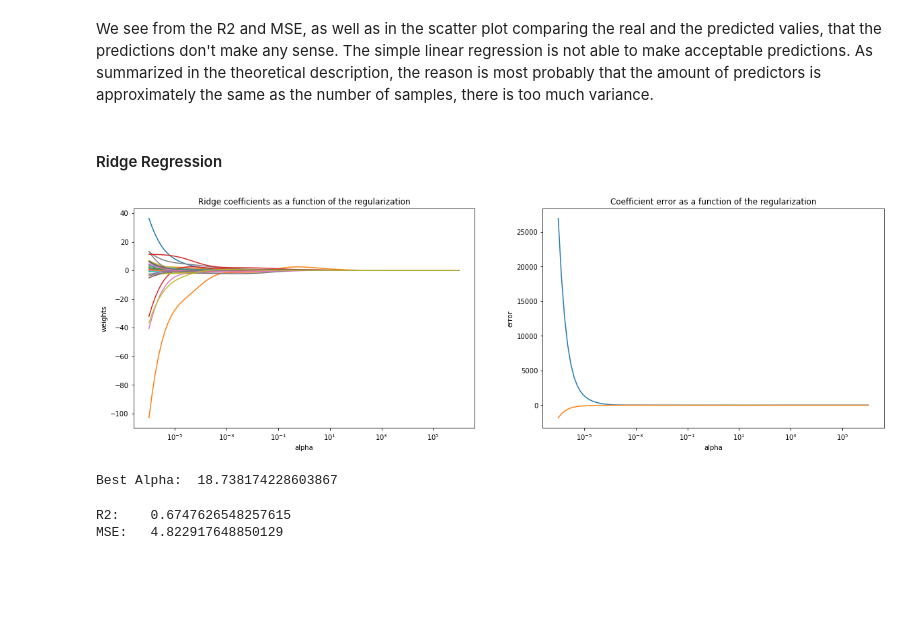
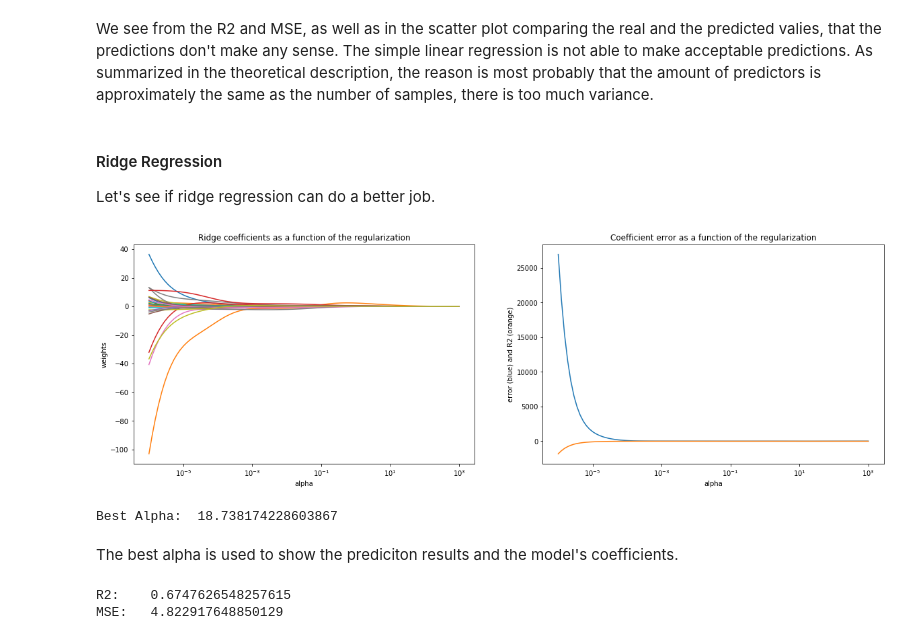
Before and after one commit to RageJohnny/algo_seminararbeit, a Jupyter notebook: DatavsDecision_ONot_GLMs.ipynb, the cells around one changed output. Drawn from its saved outputs; the diff is of its cells as text; code cells hidden in the pictures; blank space fills up the shorter version.

```diff
--- a/DatavsDecision_ONot_GLMs.ipynb
+++ b/DatavsDecision_ONot_GLMs.ipynb
@@ -276,8 +291,9 @@ plt_reg(y_test, y_pred, coef, 'Linear Regression')
 [figure]
 # %% [markdown]
 We see from the R2 and MSE, as well as in the scatter plot comparing the real and the predicted valies, that the predictions don't make any sense. The simple linear regression is not able to make acceptable predictions. As summarized in the theoretical description, the reason is most probably that the amount of predictors is approximately the same as the number of samples, there is too much variance.
-# %% [markdown]
-#### Ridge Regression
+# %% [markdown]
+#### Ridge Regression
+Let's see if ridge regression can do a better job.
 # %%
 # adapted from <Kornel Kielczewski -- <kornel.k@plusnet.pl>
 from sklearn.linear_model import Ridge
@@ -288,7 +304,7 @@ coefs = []
 errors = []
 r_squ = []
 
-alphas = np.logspace(-6, 6, 100)
+alphas = np.logspace(-6, 3, 100)
 
 # Train the model with different regularisation strengths
 for a in alphas:
@@ -298,36 +314,38 @@ for a in alphas:
     errors.append(mean_squared_error(y_test, clf.predict(X_test)))
     r_squ.append(r2_score(y_test, clf.predict(X_test)))
 
 # Display results
 plt.figure(figsize=(20, 6))
 
 plt.subplot(121)
 ax = plt.gca()
 ax.plot(alphas, coefs)
 ax.set_xscale('log')
 plt.xlabel('alpha')
 plt.ylabel('weights')
 plt.title('Ridge coefficients as a function of the regularization')
 plt.axis('tight')
 
 plt.subplot(122)
 ax = plt.gca()
 ax.plot(alphas, errors)
 ax.plot(alphas, r_squ)
 ax.set_xscale('log')
 plt.xlabel('alpha')
-plt.ylabel('error')
+plt.ylabel('error (blue) and R2 (orange)')
 plt.title('Coefficient error as a function of the regularization')
 plt.axis('tight')
 
 plt.show()
 
 # get best alpha
 best_alpha = alphas[errors.index(min(errors))]
 print('Best Alpha: ', best_alpha)
 # %% [output]
-[figure, old version]
+[figure, new version]
 Best Alpha:  18.738174228603867
+# %% [markdown]
+The best alpha is used to show the prediciton results and the model's coefficients.
 # %%
 #Fit the Ridge model
 ridgereg = Ridge(alpha=best_alpha,normalize=True)
```
Also changed, not shown: parts of 26 cells of this notebook, 1 other file.
